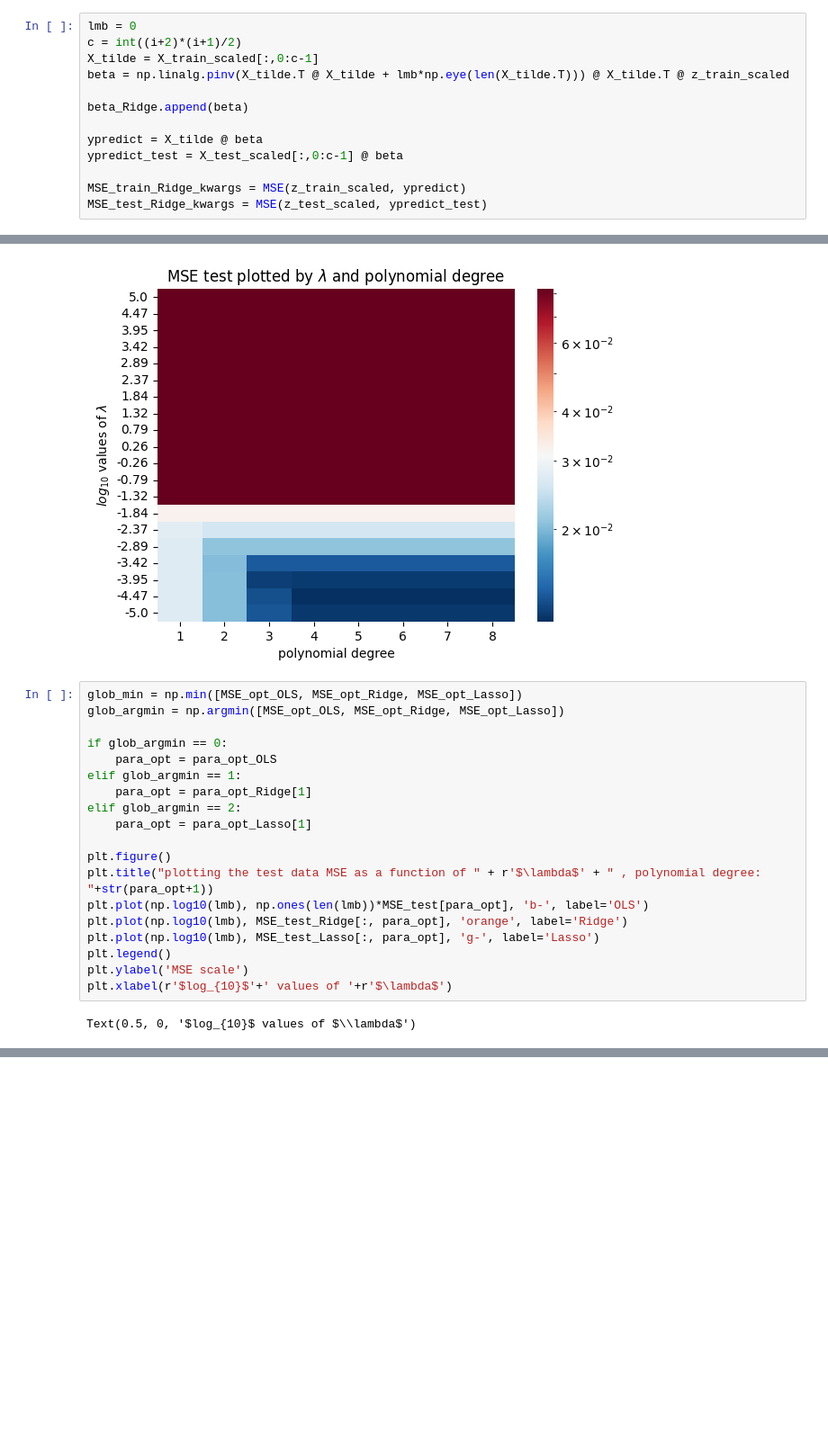
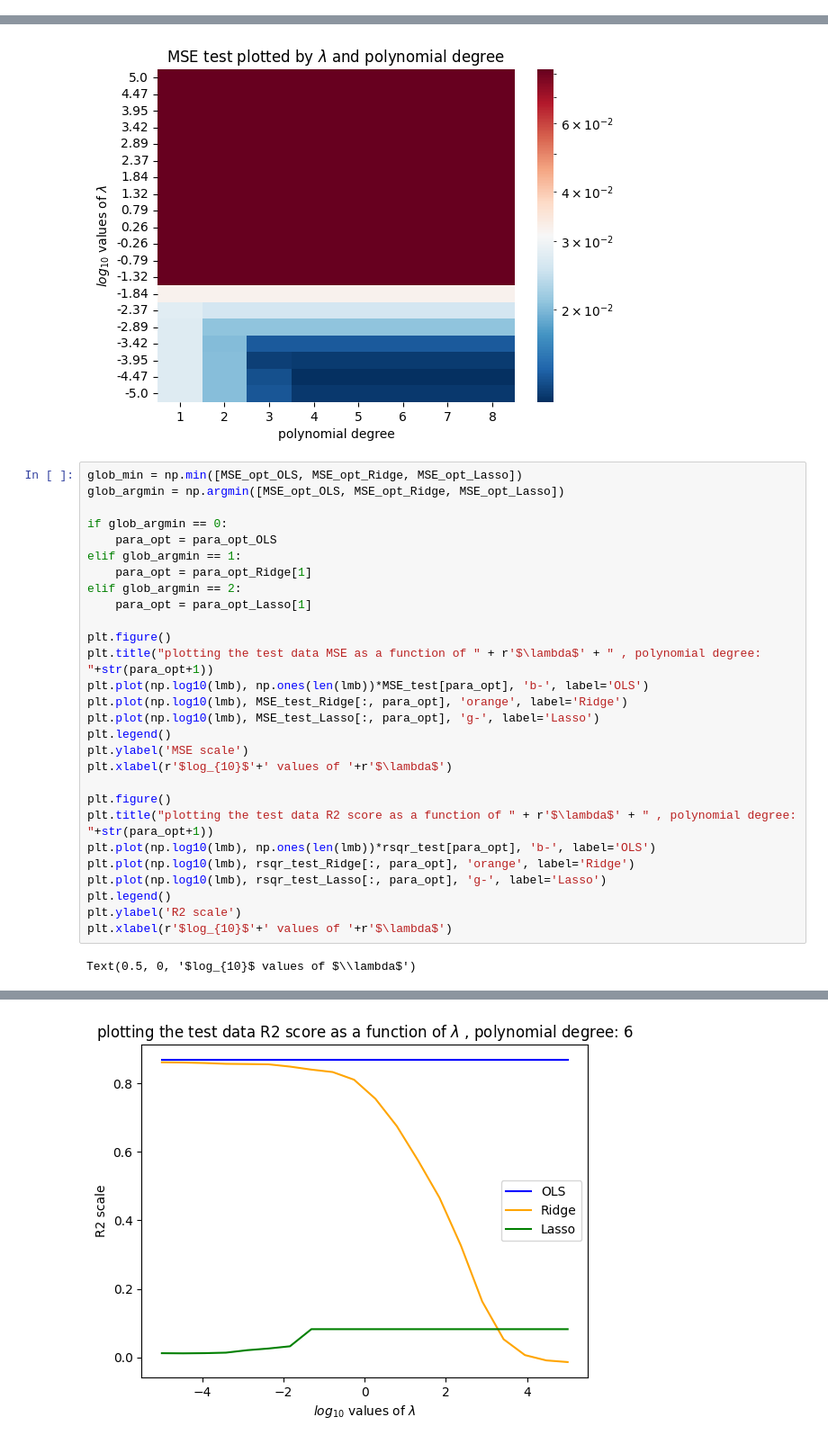
Before and after one commit to alessiasanfelici/FYS-STK4155-Project-1, a Jupyter notebook: Code/exercises_abc.ipynb, the cells around one changed output, grey strips where cells are left out. Shown at 90% size. Cells and saved outputs as stored; diff of their text form; blank space fills up the shorter version.

```diff
--- a/Code/exercises_abc.ipynb
+++ b/Code/exercises_abc.ipynb
@@ -257,16 +257,3 @@ fig2.set(xlabel="polynomial degree", ylabel=r'$log_{10}$'+" values of "+r'$\lamb
  Text(50.722222222222214, 0.5, '$log_{10}$ values of $\\lambda$'),
  Text(0.5, 1.0, 'MSE test plotted by $\\lambda$ and polynomial degree')]
 [figure]
-# %%
-lmb = 0
-c = int((i+2)*(i+1)/2)
-X_tilde = X_train_scaled[:,0:c-1]
-beta = np.linalg.pinv(X_tilde.T @ X_tilde + lmb*np.eye(len(X_tilde.T))) @ X_tilde.T @ z_train_scaled
-
-beta_Ridge.append(beta)
-
-ypredict = X_tilde @ beta
-ypredict_test = X_test_scaled[:,0:c-1] @ beta
-
-MSE_train_Ridge_kwargs = MSE(z_train_scaled, ypredict)
-MSE_test_Ridge_kwargs = MSE(z_test_scaled, ypredict_test)
@@ -340,22 +325,32 @@ fig2.set(xlabel="polynomial degree", ylabel=r'$log_{10}$'+" values of "+r'$\lamb
 # %%
 glob_min = np.min([MSE_opt_OLS, MSE_opt_Ridge, MSE_opt_Lasso])
 glob_argmin = np.argmin([MSE_opt_OLS, MSE_opt_Ridge, MSE_opt_Lasso])
 
 if glob_argmin == 0:
     para_opt = para_opt_OLS
 elif glob_argmin == 1:
     para_opt = para_opt_Ridge[1]
 elif glob_argmin == 2:
     para_opt = para_opt_Lasso[1]
 
 plt.figure()
 plt.title("plotting the test data MSE as a function of " + r'$\lambda$' + " , polynomial degree: "+str(para_opt+1))
 plt.plot(np.log10(lmb), np.ones(len(lmb))*MSE_test[para_opt], 'b-', label='OLS')
 plt.plot(np.log10(lmb), MSE_test_Ridge[:, para_opt], 'orange', label='Ridge')
 plt.plot(np.log10(lmb), MSE_test_Lasso[:, para_opt], 'g-', label='Lasso')
 plt.legend()
 plt.ylabel('MSE scale')
 plt.xlabel(r'$log_{10}$'+' values of '+r'$\lambda$')
+
+plt.figure()
+plt.title("plotting the test data R2 score as a function of " + r'$\lambda$' + " , polynomial degree: "+str(para_opt+1))
+plt.plot(np.log10(lmb), np.ones(len(lmb))*rsqr_test[para_opt], 'b-', label='OLS')
+plt.plot(np.log10(lmb), rsqr_test_Ridge[:, para_opt], 'orange', label='Ridge')
+plt.plot(np.log10(lmb), rsqr_test_Lasso[:, para_opt], 'g-', label='Lasso')
+plt.legend()
+plt.ylabel('R2 scale')
+plt.xlabel(r'$log_{10}$'+' values of '+r'$\lambda$')
 # %% [output]
 Text(0.5, 0, '$log_{10}$ values of $\\lambda$')
 [figure]
+[figure, added]
```
Also changed, not shown: parts of 1 cell of this notebook.
